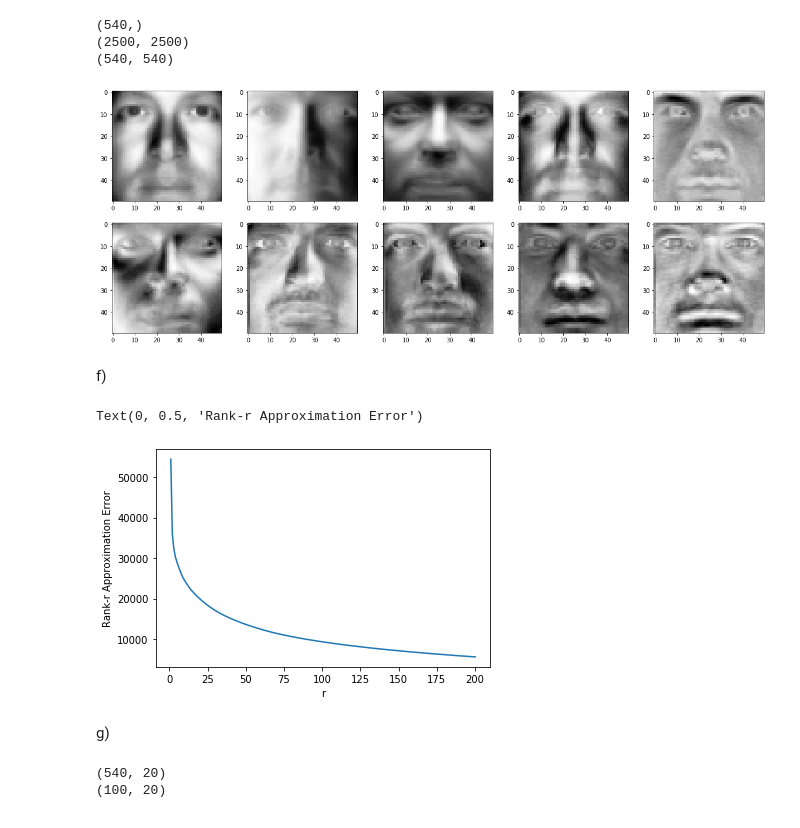
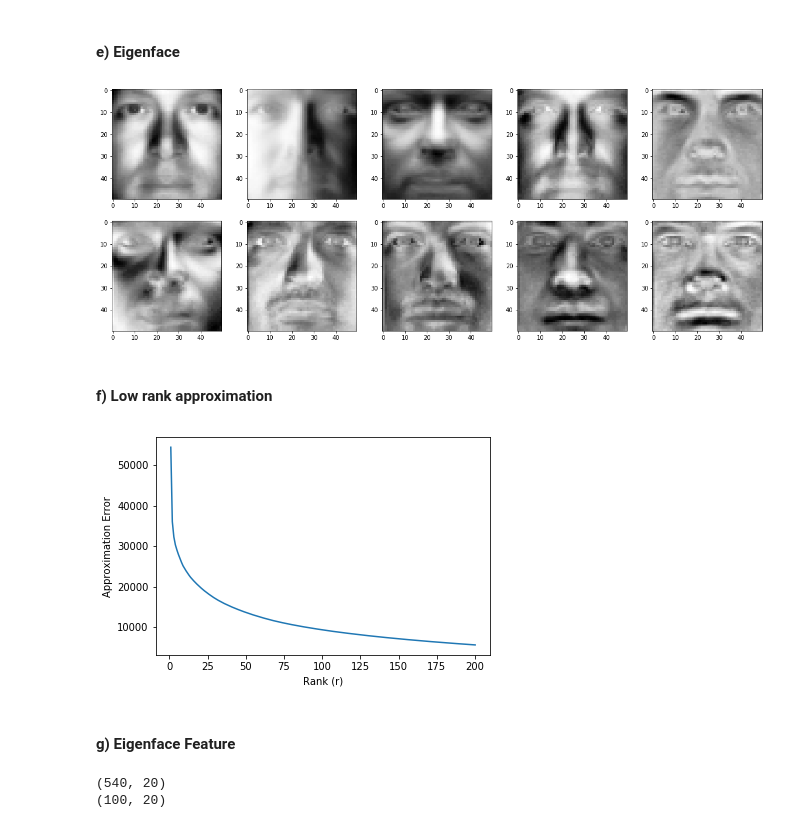
Before and after one commit to simirajpal/Applied-Machine-Learning, a Jupyter notebook: Assignment_2/Homework2_Code.ipynb, the cells around one changed output. Drawn from its saved outputs; the diff is of its cells as text; code cells hidden in the pictures.

```diff
--- a/Assignment_2/Homework2_Code.ipynb
+++ b/Assignment_2/Homework2_Code.ipynb
@@ -42,5 +72,7 @@ c)
 # %%
-trainFaceAv = np.sum(train_data,0)/540 # calculate the average face
-plt.imshow(trainFaceAv.reshape(50,50), cmap = cm.Greys_r) # display the average face image
-plt.show()
+# calculate the average face
+trainFaceAv = np.sum(train_data, axis=0)/540
+
+# display the average face image
+plt.imshow(trainFaceAv.reshape(50,50), cmap = cm.Greys_r);
 # %% [output]
@@ -74,43 +98,41 @@ e)
+# %% [markdown]
+#### e) Eigenface
 # %%
-U, S, VTrans = svd(trainMinusAv) # perform Singular Value Decomposition (SVD) on the training data
+# perform Singular Value Decomposition (SVD) on the training data
+U, S, VTrans = sp.linalg.svd(trainMinusAv) # change to train_data????
 
-# NOT SURE IF WE NEED TO USE X OR NEW X FOR THIS
-
-plt.figure(figsize=(20,20)) # set plot space
+plt.figure(figsize=(20,20))
 
 # display the first 10 images in V Transpose (VTrans)
 for i in range(10):
     plt.subplot(5,5,i+1)
-    imshow(VTrans[i, :].reshape(50,50), cmap = cm.Greys_r) # show one of the resulting images
+    plt.imshow(VTrans[i, :].reshape(50,50), cmap = cm.Greys_r)
 # %% [output]
-(540,)
-(2500, 2500)
-(540, 540)
 [figure]
-# %% [markdown]
-f)
+# %% [markdown]
+#### f) Low rank approximation
 # %%
-froList = [] # list to store Frobenius Norm values
-rValues = [] # list to store r values
+# r is r=1,2,...,200
+rValues = [n for n in range(1, 201)]
+# list to store Frobenius Norm error values
+errList = []
 
-# loop from r=1 to r=200
-for j in range(201):
-    if(j==0):
-        continue
-    rValues.append(j)
+# calculate the low rank approximation error for every rank in r=[1,200]
+for r in rValues:
     # calculate matrix products
-    temp = np.dot(np.diag(S[:j]), VTrans[:j,:])
-    Xr = np.dot(U[:,:j], temp)
-    # NOT SURE IF WE NEED TO USE X OR NEW X FOR THIS
-    diff = np.subtract(trainMinusAv,Xr) # calculate difference between X and Xr
-    froList.append(la.norm(diff,'fro')) # calculate Frobenius Norm of the difference
+    SVt_product = np.dot(np.diag(S[:r]), VTrans[:r,:])
+    Xr = np.dot(U[:,:r], SVt_product)
+    # calculate difference between X and Xr
+    diff = np.subtract(trainMinusAv, Xr) # change to train_data????
+    # calculate Frobenius Norm of the difference
+    errList.append(np.linalg.norm(diff, 'fro'))
 
-plt.plot(rValues, froList, label='Rank-r Approximation Error') # plot r against Frobenius Norm
-plt.xlabel("r") # label x axis
-plt.ylabel("Rank-r Approximation Error") # label y axis
+# plot r against error
+plt.plot(rValues, errList, label='Rank-r Approximation Error')
+plt.xlabel("Rank (r)")
+plt.ylabel("Approximation Error");
 # %% [output]
-Text(0, 0.5, 'Rank-r Approximation Error')
-[figure, old version]
+[figure, new version]
-# %% [markdown]
-g)
+# %% [markdown]
+#### g) Eigenface Feature
 # %%
```
Also changed, not shown: parts of 29 cells of this notebook, 2 other files.
